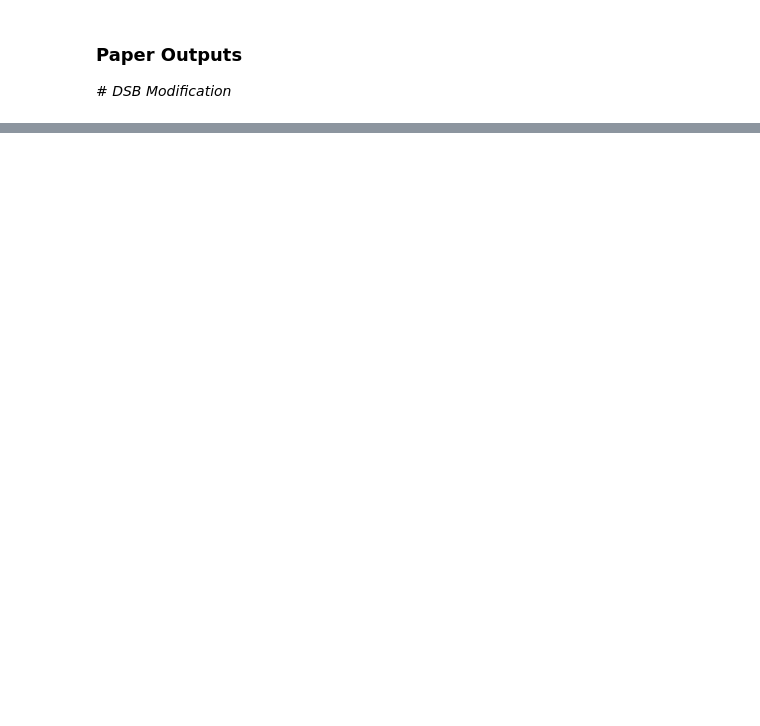
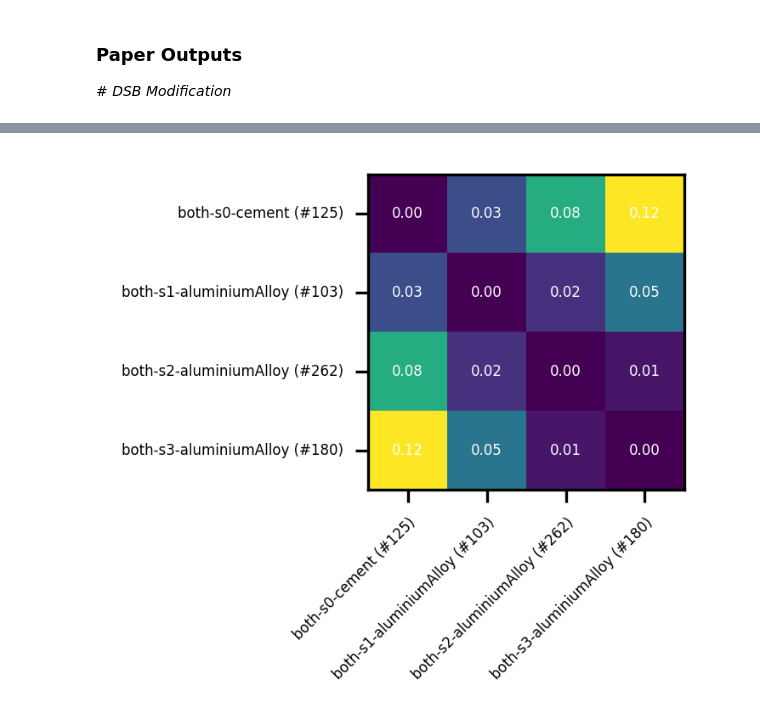
Before and after one commit to GiuliaDelo98/IWSHM23-gmn, a Jupyter notebook: gmn_rule_0_1_2_with_attributes.ipynb, the cells around one changed output, grey strips where cells are left out. Saved outputs shown, nothing was run; the diff lists cells and outputs as text; code cells hidden in the pictures; blank space fills up the shorter version.

```diff
--- a/gmn_rule_0_1_2_with_attributes.ipynb
+++ b/gmn_rule_0_1_2_with_attributes.ipynb
@@ -2357,40 +2448,33 @@ plt.show()
 # %%
-# Generate Friendly Names
-sorted_id_friendly_list2 = []
-for i in range(0, len(sorted_id_list)):
-    match =  sorted_id_list[i]
-    parts = match.split("-")
-    sorted_id_friendly_list2.append("{0} {1} s{2} {3} (#{4})".format(parts[1], parts[3], parts[7], parts[-1], parts[2]))
-    #sorted_id_friendly_list.append("{0}-s{1} (#{2})".format(parts[1], parts[-1], parts[0]))
-
-
 # Get the desired input
 desired_inputs = {}
 desired_populations = []
-for i,input in enumerate(sorted_id_friendly_list2):
-    parts = input.split(" ")
-    if parts[0]=="real":
-    #if parts[0] not in desired_populations:
+for i,input in enumerate(sorted_id_friendly_list):
+    parts = input.split("-")
+    if parts[1] not in desired_populations:
         desired_inputs[input] = i
-        desired_populations.append(parts[0])
+        desired_populations.append(parts[1])
+sorted_keys = sorted(desired_inputs, key=lambda x: int(re.search('s(\d+)', x).group(1)))
+desired_inputs_sorted = {key: desired_inputs[key] for key in sorted_keys}
 
 #Get Matrix
 desired_id_matrix = np.zeros((len(desired_inputs), len(desired_inputs)))
-for i, ikey in enumerate(desired_inputs):
-    for j, jkey in enumerate(desired_inputs):
-        desired_id_matrix[i][j] = id_similarity_matrix[desired_inputs[ikey]][desired_inputs[jkey]]
+for i, ikey in enumerate(desired_inputs_sorted):
+    for j, jkey in enumerate(desired_inputs_sorted):
+        desired_id_matrix[i][j] = id_similarity_matrix[desired_inputs_sorted[ikey]][desired_inputs_sorted[jkey]]
 
 #Display Heat Map
-fig, ax = plt.subplots(figsize=(5,5), dpi=300)
+fig, ax = plt.subplots(figsize=(2.5,2.5), dpi=300)
 im = ax.imshow(desired_id_matrix)
 
-ax.set_xticks(np.arange(len(desired_inputs)), labels=desired_inputs, fontsize="4", ha="right", rotation=45, rotation_mode="anchor")
-ax.set_yticks(np.arange(len(desired_inputs)), labels=desired_inputs.keys(), ha="left", va="center", position=(-0.8, 0), fontsize="4")
+ax.set_xticks(np.arange(len(desired_inputs_sorted)), labels=desired_inputs_sorted, fontsize="4", ha="right", rotation=45, rotation_mode="anchor")
+ax.set_yticks(np.arange(len(desired_inputs_sorted)), labels=desired_inputs_sorted.keys(), ha="right", va="center", position=(0, 0), fontsize="4")
 
-for i in range(len(desired_inputs)):
-    for j in range(len(desired_inputs)):
+for i in range(len(desired_inputs_sorted)):
+    for j in range(len(desired_inputs_sorted)):
         text = ax.text(j, i, "{:.2f}".format(desired_id_matrix[i, j]), ha="center", va="center", color="w", fontsize="4")
 
 # fig.colorbar(im)
 fig.tight_layout()
-plt.show()
+# %% [output]
+[figure, added]
```
Also changed, not shown: parts of 10 cells of this notebook, 6 other files.
